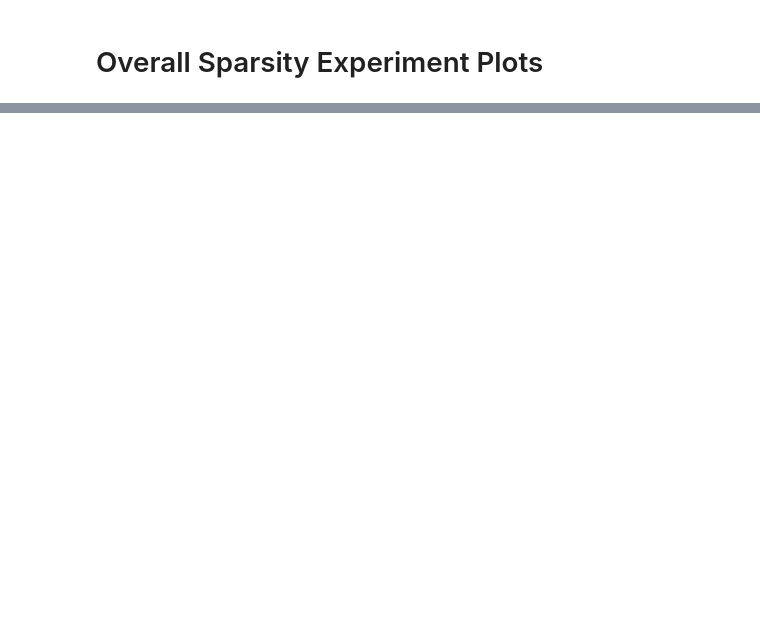
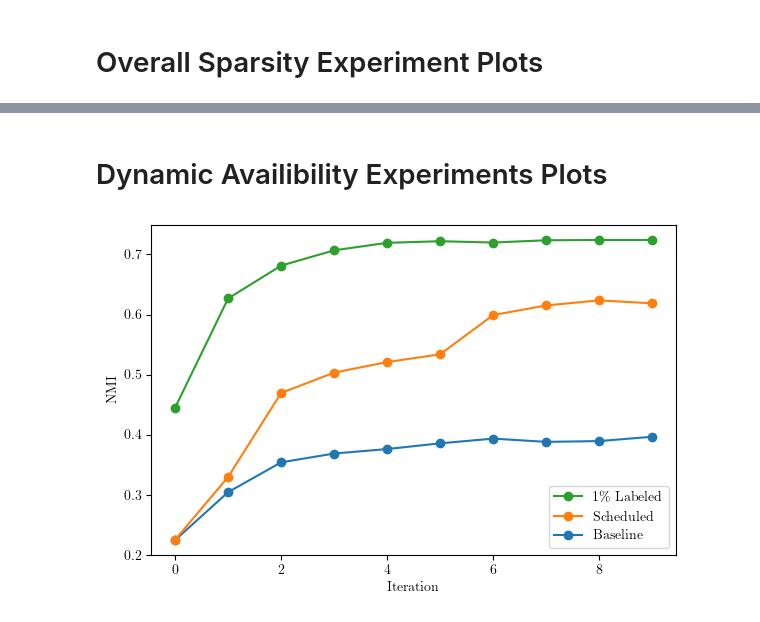
Before and after one commit to lnueesch/dl-project, a Jupyter notebook: deepcluster_implementation/eval_plots.ipynb, the cells around one changed output, grey strips where cells are left out. Drawn from its saved outputs; the diff is of its cells as text; code cells hidden in the pictures; blank space fills up the shorter version.

```diff
--- a/deepcluster_implementation/eval_plots.ipynb
+++ b/deepcluster_implementation/eval_plots.ipynb
@@ -388,0 +599,57 @@ plt.show()
+# %% [markdown]
+# Dynamic Availibility Experiments Plots
+# %%
+run_path_scheduled = './experiments/run_dynamic_20250115_192501' # must link
+
+
+# use 1% labeled from overall sparsity for 1\%
+run_path_sprasity = './experiments/run_sparsity_20250115_150532' # overall sparsity
+
+labels_dynamic = ['Baseline',
+                  'Schedule 1',
+                  '1p'
+]
+
+run_paths_scheduled = {}
+run_paths_scheduled['Schedule 1'] = run_path_scheduled + f'/config_1'
+metrics_dict_scheduled = load_metrics(run_paths_scheduled)
+
+run_paths_1p = {}
+run_paths_1p['1p'] = run_path_sprasity + f'/config_6'
+metrics_dict_1p = load_metrics(run_paths_1p)
+
+# plot all three together
+dfs_dynamic = {}
+for run_name, m in metrics_dict_scheduled.items():
+    dfs_dynamic['Schedule1'] = pd.DataFrame(m)
+for run_name, m in metrics_dict_1p.items():
+    dfs_dynamic['1p'] = pd.DataFrame(m)
+
+# The metrics we care about
+metrics_to_plot = ['nmi_true']
+
+# %matplotlib qt
+%matplotlib inline
+
+plt.figure(figsize=(6, 4))
+
+# Plot baseline nmi_avg
+plt.plot(nmi_avg, label='Baseline', marker='o')
+
+# Plot Schedule 1
+plt.plot(dfs_dynamic['Schedule1']['nmi_true'], label='Scheduled', marker='o')
+
+# Plot 1%
+plt.plot(dfs_dynamic['1p']['nmi_true'], label='1\% Labeled', marker='o')
+
+plt.xlabel('Iteration')
+plt.ylabel('NMI')
+handles, labels = plt.gca().get_legend_handles_labels()
+
+# Reverse the order of handles and labels
+plt.legend(handles[::-1], labels[::-1])
+plt.tight_layout()
+plt.savefig(f'{run_path_scheduled}/nmi_comparison.pdf')
+plt.show()
+# %% [output]
+[figure, added]
```
Also changed, not shown: parts of 11 cells of this notebook, 4 other files.
